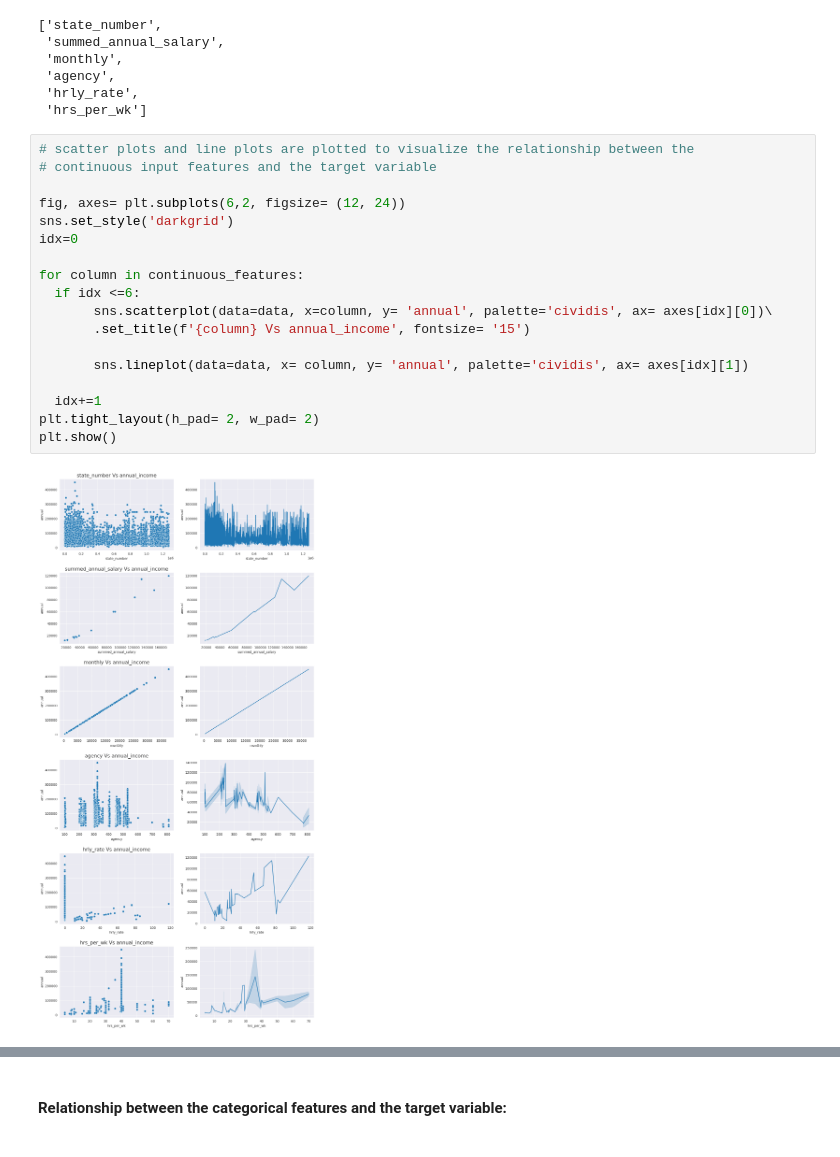
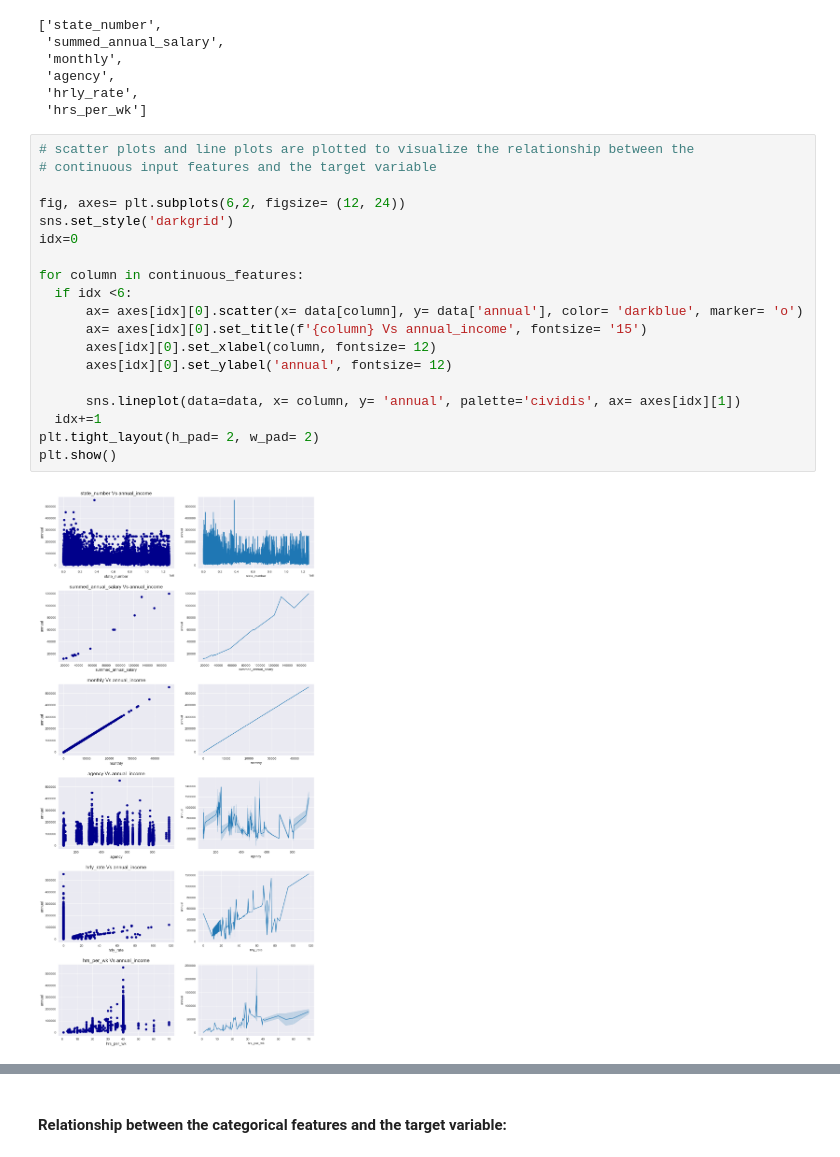
Before and after one commit to shanusaras/Capstone_Projects, a Jupyter notebook: Texas Salary Prediction/Project_02_Texas_salary_prediction.ipynb, the cells around one changed output, grey strips where cells are left out. Drawn from its saved outputs; the diff is of its cells as text.

```diff
--- a/Texas Salary Prediction/Project_02_Texas_salary_prediction.ipynb
+++ b/Texas Salary Prediction/Project_02_Texas_salary_prediction.ipynb
@@ -533,21 +533,22 @@ continuous_features
 # %%
 # scatter plots and line plots are plotted to visualize the relationship between the
 # continuous input features and the target variable
 
 fig, axes= plt.subplots(6,2, figsize= (12, 24))
 sns.set_style('darkgrid')
 idx=0
 
 for column in continuous_features:
-  if idx <=6:
-       sns.scatterplot(data=data, x=column, y= 'annual', palette='cividis', ax= axes[idx][0])\
-       .set_title(f'{column} Vs annual_income', fontsize= '15')
+  if idx <6:
+      ax= axes[idx][0].scatter(x= data[column], y= data['annual'], color= 'darkblue', marker= 'o')
+      ax= axes[idx][0].set_title(f'{column} Vs annual_income', fontsize= '15')
+      axes[idx][0].set_xlabel(column, fontsize= 12)
+      axes[idx][0].set_ylabel('annual', fontsize= 12)
 
-       sns.lineplot(data=data, x= column, y= 'annual', palette='cividis', ax= axes[idx][1])
-
+      sns.lineplot(data=data, x= column, y= 'annual', palette='cividis', ax= axes[idx][1])
   idx+=1
 plt.tight_layout(h_pad= 2, w_pad= 2)
 plt.show()
 # %% [output]
-[figure, old version]
+[figure, new version]
 # %%
```
Also changed, not shown: parts of 18 cells of this notebook.
